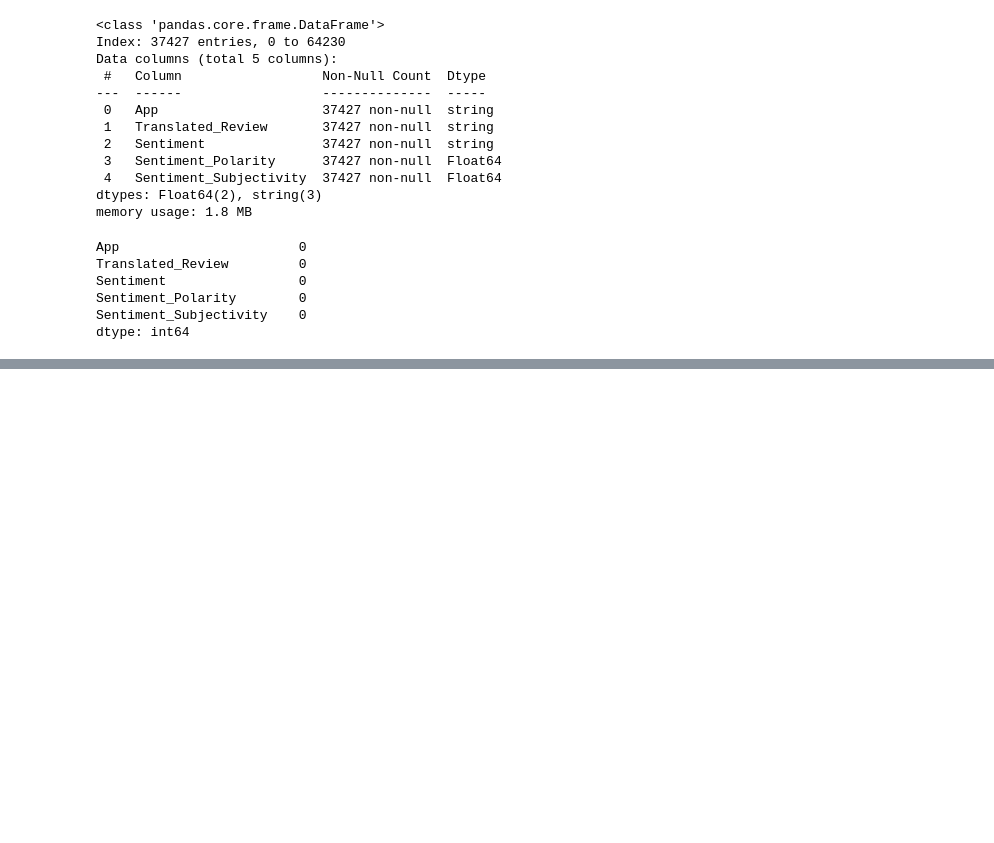
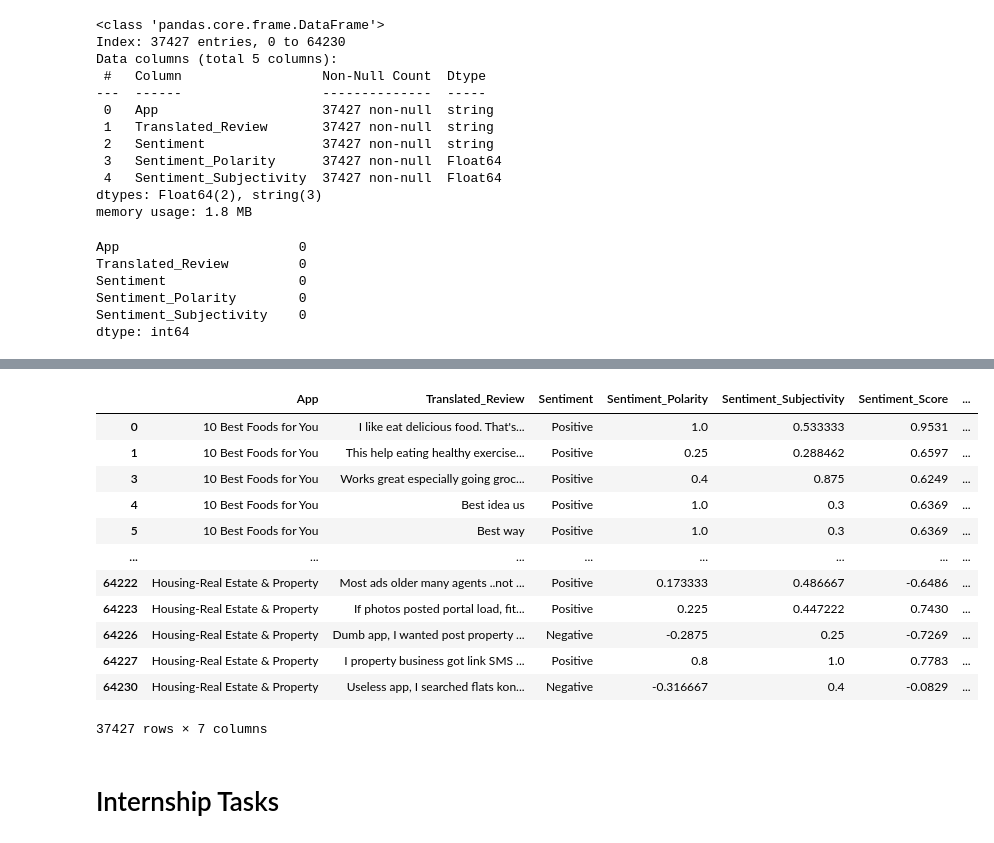
Before and after one commit to TanishqT7/Google-Play-Store-Data-Analytics, a Jupyter notebook: Internship/Internship.ipynb, the cells around one changed output, grey strips where cells are left out. Saved outputs shown, nothing was run; the diff lists cells and outputs as text; code cells hidden in the pictures; blank space fills up the shorter version.

Commit message:
Task 1 Init

```diff
--- a/Internship/Internship.ipynb
+++ b/Internship/Internship.ipynb
@@ -251,0 +259,5 @@ dtype: int64
+# %%
+sia = SentimentIntensityAnalyzer()
+# %%
+review_df["Sentiment_Score"] = review_df["Translated_Review"].apply(lambda x: sia.polarity_scores(x)["compound"])
+review_df
@@ -251,0 +278,29 @@ dtype: int64
+# %%
+# For more accurate Sentiments
+
+def label_sentiments(score):
+    if score >= 0.05:
+        return "Positive"
+    elif score <= -0.05:
+        return "Negative"
+    else:
+        return "Neutral"
+
+review_df["Custom_Sentiment"] = review_df["Sentiment_Score"].apply(label_sentiments)
+review_df
+# %% [output]
+|  | App | Translated_Review | Sentiment | Sentiment_Polarity | Sentiment_Subjectivity | Sentiment_Score | ... |
+| 0 | 10 Best Foods for You | I like eat delicious food. That's... | Positive | 1.0 | 0.533333 | 0.9531 | ... |
+| 1 | 10 Best Foods for You | This help eating healthy exercise... | Positive | 0.25 | 0.288462 | 0.6597 | ... |
+| 3 | 10 Best Foods for You | Works great especially going groc... | Positive | 0.4 | 0.875 | 0.6249 | ... |
+| 4 | 10 Best Foods for You | Best idea us | Positive | 1.0 | 0.3 | 0.6369 | ... |
+| 5 | 10 Best Foods for You | Best way | Positive | 1.0 | 0.3 | 0.6369 | ... |
+| ... | ... | ... | ... | ... | ... | ... | ... |
+| 64222 | Housing-Real Estate & Property | Most ads older many agents ..not ... | Positive | 0.173333 | 0.486667 | -0.6486 | ... |
+| 64223 | Housing-Real Estate & Property | If photos posted portal load, fit... | Positive | 0.225 | 0.447222 | 0.7430 | ... |
+| 64226 | Housing-Real Estate & Property | Dumb app, I wanted post property ... | Negative | -0.2875 | 0.25 | -0.7269 | ... |
+| 64227 | Housing-Real Estate & Property | I property business got link SMS ... | Positive | 0.8 | 1.0 | 0.7783 | ... |
+| 64230 | Housing-Real Estate & Property | Useless app, I searched flats kon... | Negative | -0.316667 | 0.4 | -0.0829 | ... |
+37427 rows × 7 columns
+# %% [markdown]
+# Internship Tasks
```
Also changed, not shown: parts of 14 cells of this notebook, 2 other files.
